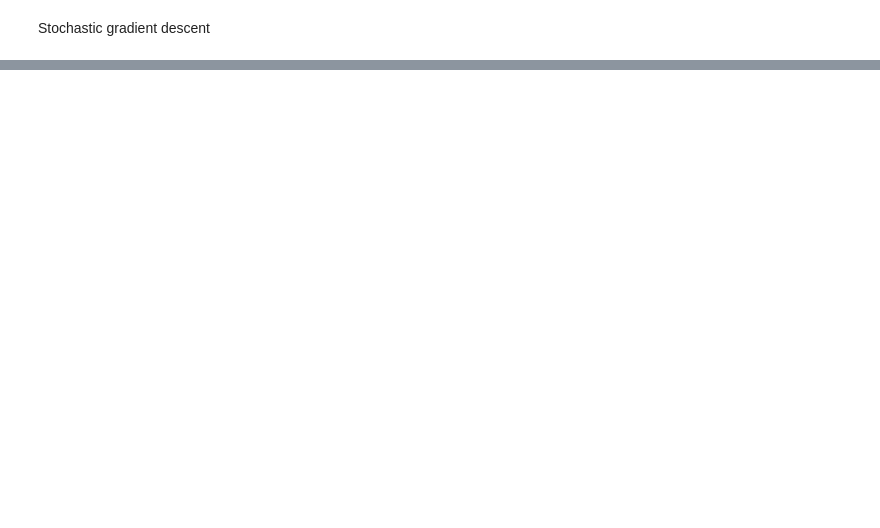
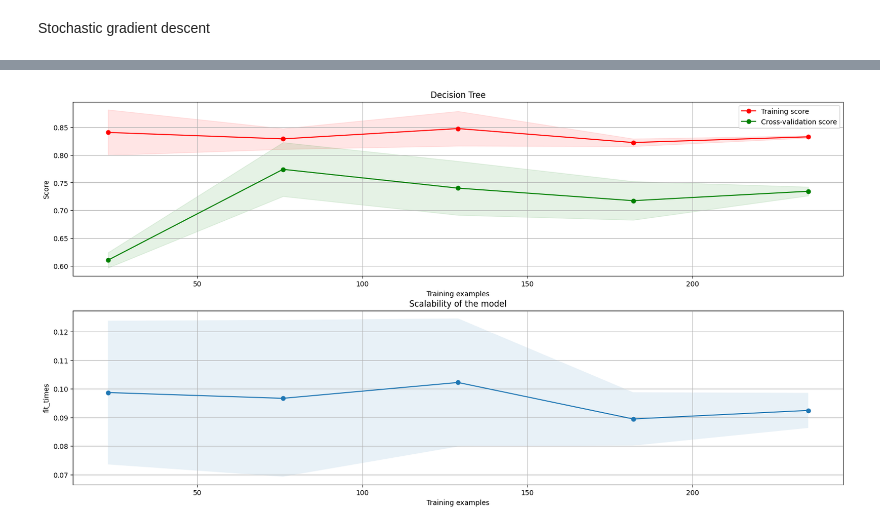
Before and after one commit to okechukwuchude/Heart-disease-prediction, a Jupyter notebook: hearth disease prediction.ipynb, the cells around one changed output, grey strips where cells are left out. Drawn from its saved outputs; the diff is of its cells as text; code cells hidden in the pictures; blank space fills up the shorter version.

```diff
--- a/hearth disease prediction.ipynb
+++ b/hearth disease prediction.ipynb
@@ -786,0 +788,8 @@ plot_learning_curve(sgd, "Stochastic Gradient Descent", train, target, cv=cv_tra
+# %%
+from sklearn.tree import DecisionTreeClassifier
+decision_tree = DecisionTreeClassifier()
+param_grid = {'min_samples_leaf': [i for i in range(2,10)]}
+decision_tree_CV = GridSearchCV(decision_tree, param_grid=param_grid, cv=cv_train, verbose=False)
+decision_tree_CV.fit(train, target)
+print(decision_tree_CV.best_params_)
+acc_metrics_calc(5,decision_tree_CV,train,test,target,target_test)
@@ -786,0 +811,5 @@ plot_learning_curve(sgd, "Stochastic Gradient Descent", train, target, cv=cv_tra
+# %%
+# Building learning curve of model
+plot_learning_curve(decision_tree_CV, "Decision Tree", train, target, cv=cv_train)
+# %% [output]
+[figure, added]
```
Also changed, not shown: parts of 20 cells of this notebook.
